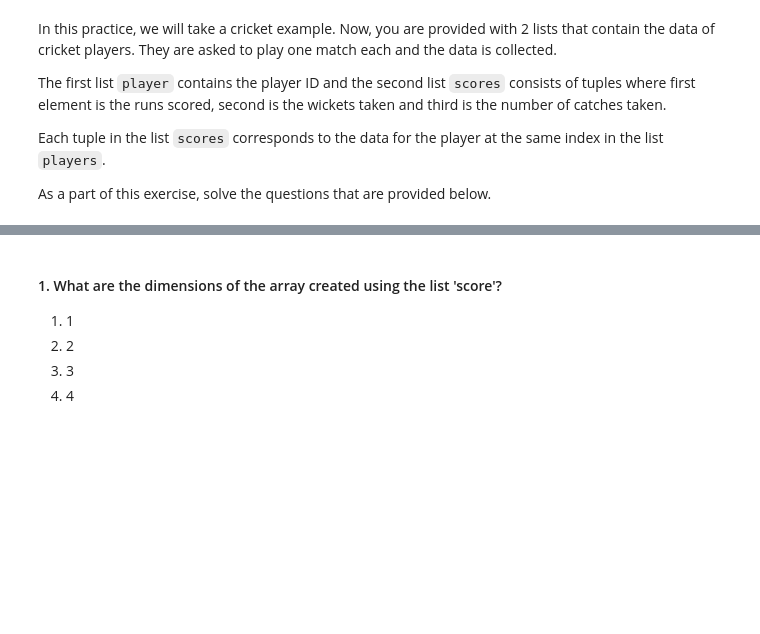
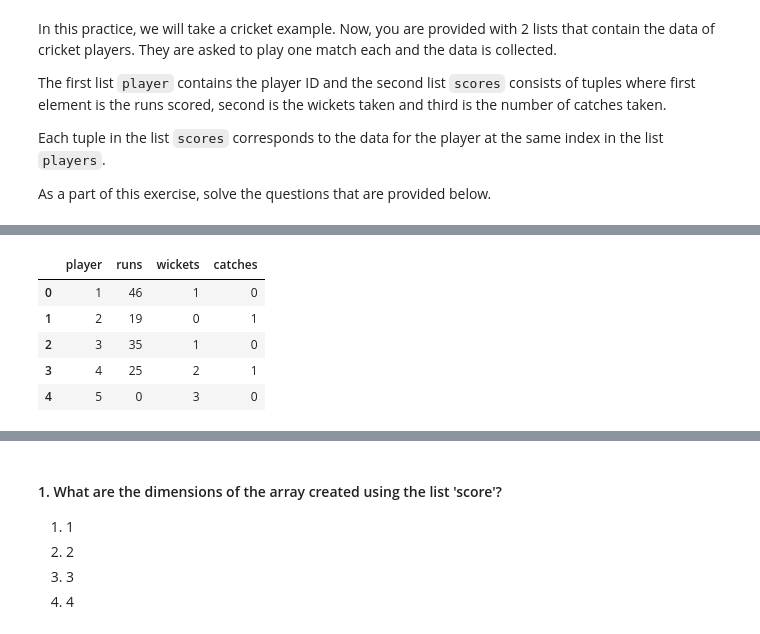
Before and after one commit to shashwatlko586/AICode586, a Jupyter notebook: Pandas_Numpy/NumPy_Arrays_Practice_2.ipynb, the cells around one changed output, grey strips where cells are left out. Cells and saved outputs as stored; diff of their text form; code cells hidden in the pictures; blank space fills up the shorter version.

```diff
--- a/Pandas_Numpy/NumPy_Arrays_Practice_2.ipynb
+++ b/Pandas_Numpy/NumPy_Arrays_Practice_2.ipynb
@@ -15,0 +79,9 @@ score = [(46, 1, 0), (19, 0, 1), (35, 1, 0), (25, 2, 1), (0, 3, 0), (20, 0, 2),
+# %%
+display(df.head())
+# %% [output]
+|  | player | runs | wickets | catches |
+| 0 | 1 | 46 | 1 | 0 |
+| 1 | 2 | 19 | 0 | 1 |
+| 2 | 3 | 35 | 1 | 0 |
+| 3 | 4 | 25 | 2 | 1 |
+| 4 | 5 | 0 | 3 | 0 |
```
Also changed, not shown: parts of 22 cells of this notebook, 4 other files.
